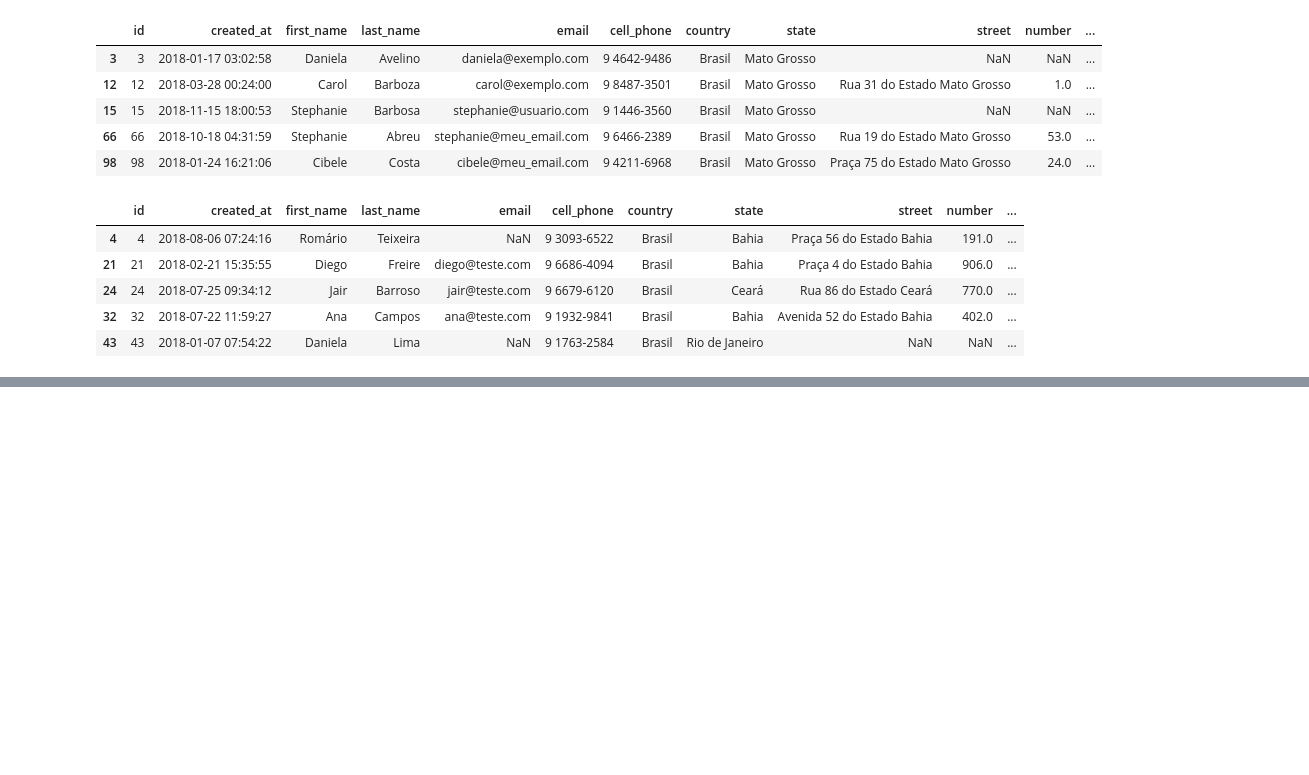
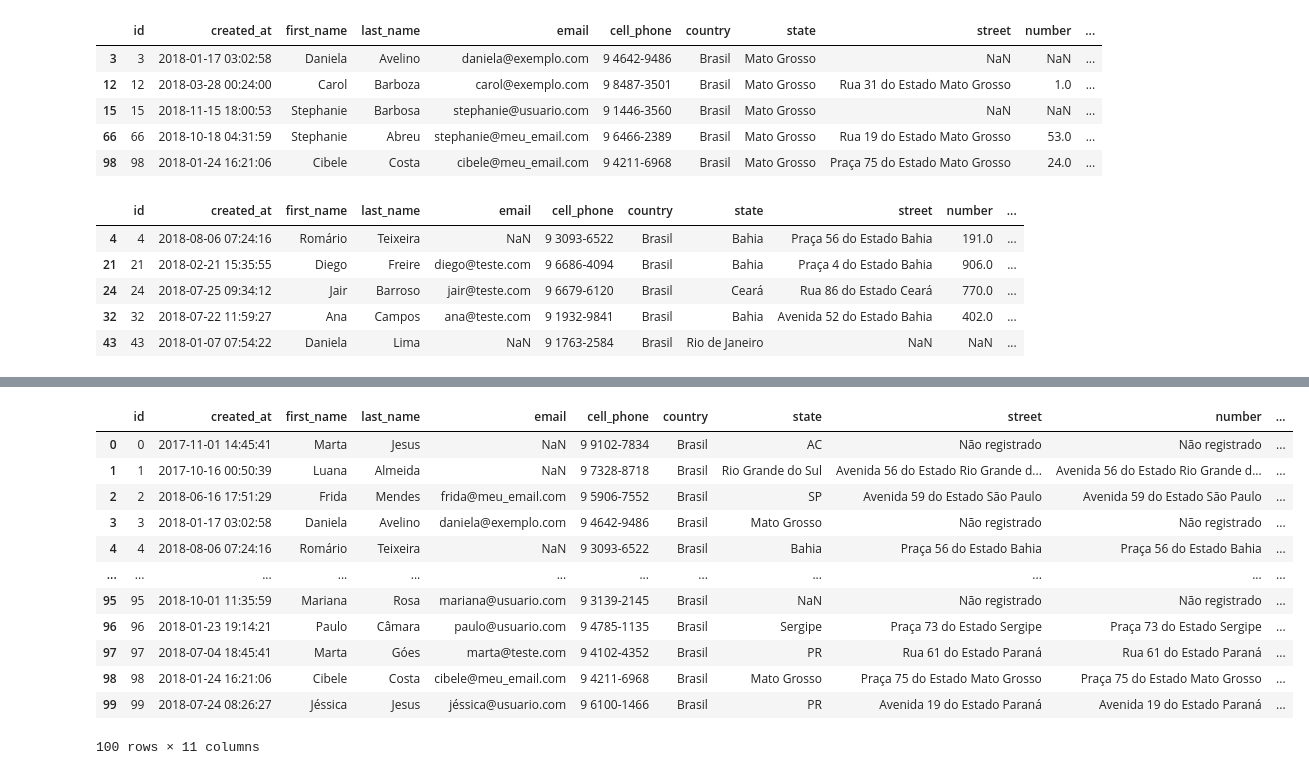
Before and after one commit to MaDev08/ETL_PANDAS, a Jupyter notebook: readCSV.ipynb, the cells around one changed output, grey strips where cells are left out. Saved outputs shown, nothing was run; the diff lists cells and outputs as text; code cells hidden in the pictures; blank space fills up the shorter version.

```diff
--- a/readCSV.ipynb
+++ b/readCSV.ipynb
@@ -35,0 +76,21 @@ estado2.head()
+# %%
+#Substituindo em forma de variável:
+valor_original = "Paraná"
+valor_novo = "PR"
+
+df["state"] = df["state"].replace(valor_original, valor_novo)
+df
+# %% [output]
+|  | id | created_at | first_name | last_name | email | cell_phone | country | state | street | number | ... |
+| 0 | 0 | 2017-11-01 14:45:41 | Marta | Jesus | NaN | 9 9102-7834 | Brasil | AC | Não registrado | Não registrado | ... |
+| 1 | 1 | 2017-10-16 00:50:39 | Luana | Almeida | NaN | 9 7328-8718 | Brasil | Rio Grande do Sul | Avenida 56 do Estado Rio Grande d... | Avenida 56 do Estado Rio Grande d... | ... |
+| 2 | 2 | 2018-06-16 17:51:29 | Frida | Mendes | frida@meu_email.com | 9 5906-7552 | Brasil | SP | Avenida 59 do Estado São Paulo | Avenida 59 do Estado São Paulo | ... |
+| 3 | 3 | 2018-01-17 03:02:58 | Daniela | Avelino | daniela@exemplo.com | 9 4642-9486 | Brasil | Mato Grosso | Não registrado | Não registrado | ... |
+| 4 | 4 | 2018-08-06 07:24:16 | Romário | Teixeira | NaN | 9 3093-6522 | Brasil | Bahia | Praça 56 do Estado Bahia | Praça 56 do Estado Bahia | ... |
+| ... | ... | ... | ... | ... | ... | ... | ... | ... | ... | ... | ... |
+| 95 | 95 | 2018-10-01 11:35:59 | Mariana | Rosa | mariana@usuario.com | 9 3139-2145 | Brasil | NaN | Não registrado | Não registrado | ... |
+| 96 | 96 | 2018-01-23 19:14:21 | Paulo | Câmara | paulo@usuario.com | 9 4785-1135 | Brasil | Sergipe | Praça 73 do Estado Sergipe | Praça 73 do Estado Sergipe | ... |
+| 97 | 97 | 2018-07-04 18:45:41 | Marta | Góes | marta@teste.com | 9 4102-4352 | Brasil | PR | Rua 61 do Estado Paraná | Rua 61 do Estado Paraná | ... |
+| 98 | 98 | 2018-01-24 16:21:06 | Cibele | Costa | cibele@meu_email.com | 9 4211-6968 | Brasil | Mato Grosso | Praça 75 do Estado Mato Grosso | Praça 75 do Estado Mato Grosso | ... |
+| 99 | 99 | 2018-07-24 08:26:27 | Jéssica | Jesus | jéssica@usuario.com | 9 6100-1466 | Brasil | PR | Avenida 19 do Estado Paraná | Avenida 19 do Estado Paraná | ... |
+100 rows × 11 columns
```
Also changed, not shown: parts of 3 cells of this notebook.
